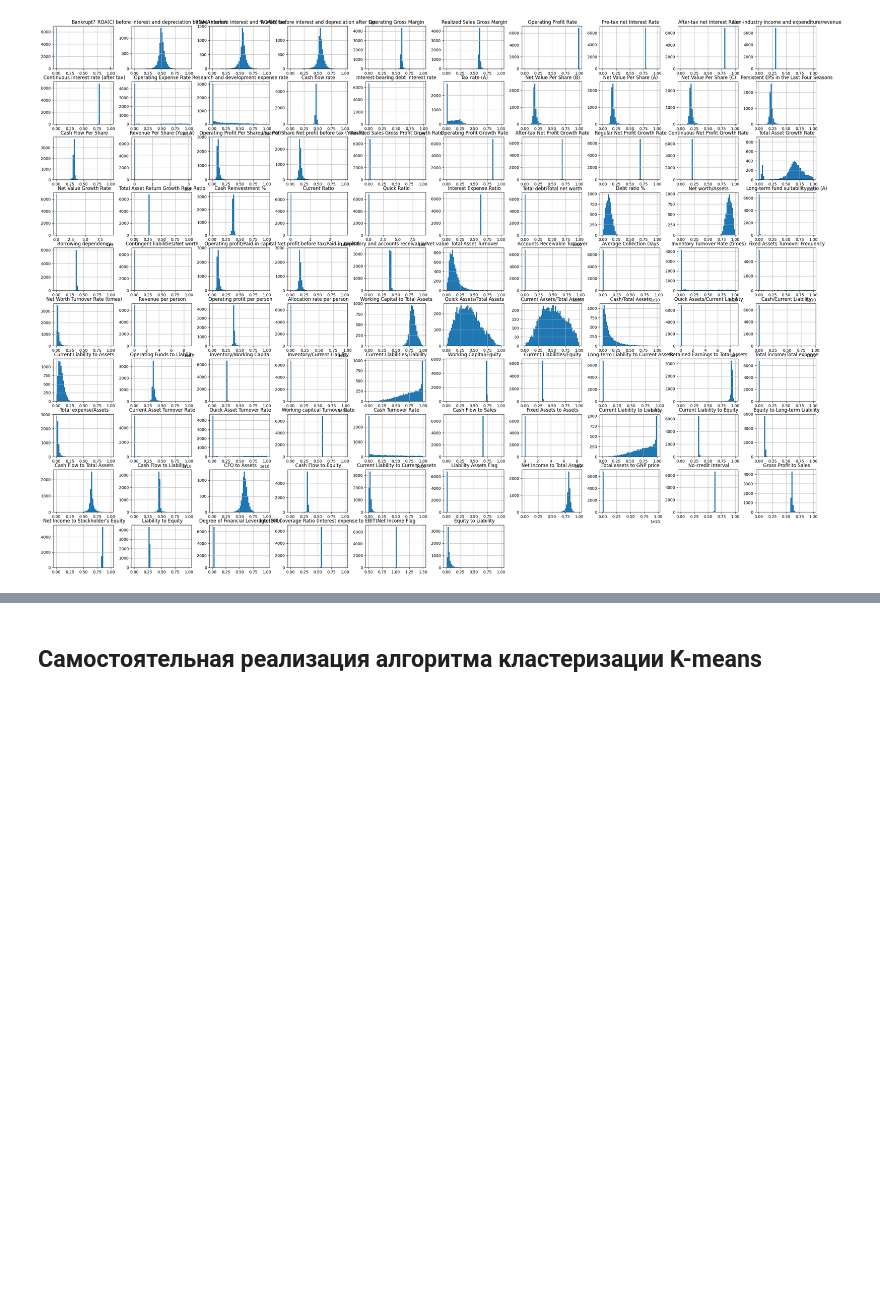
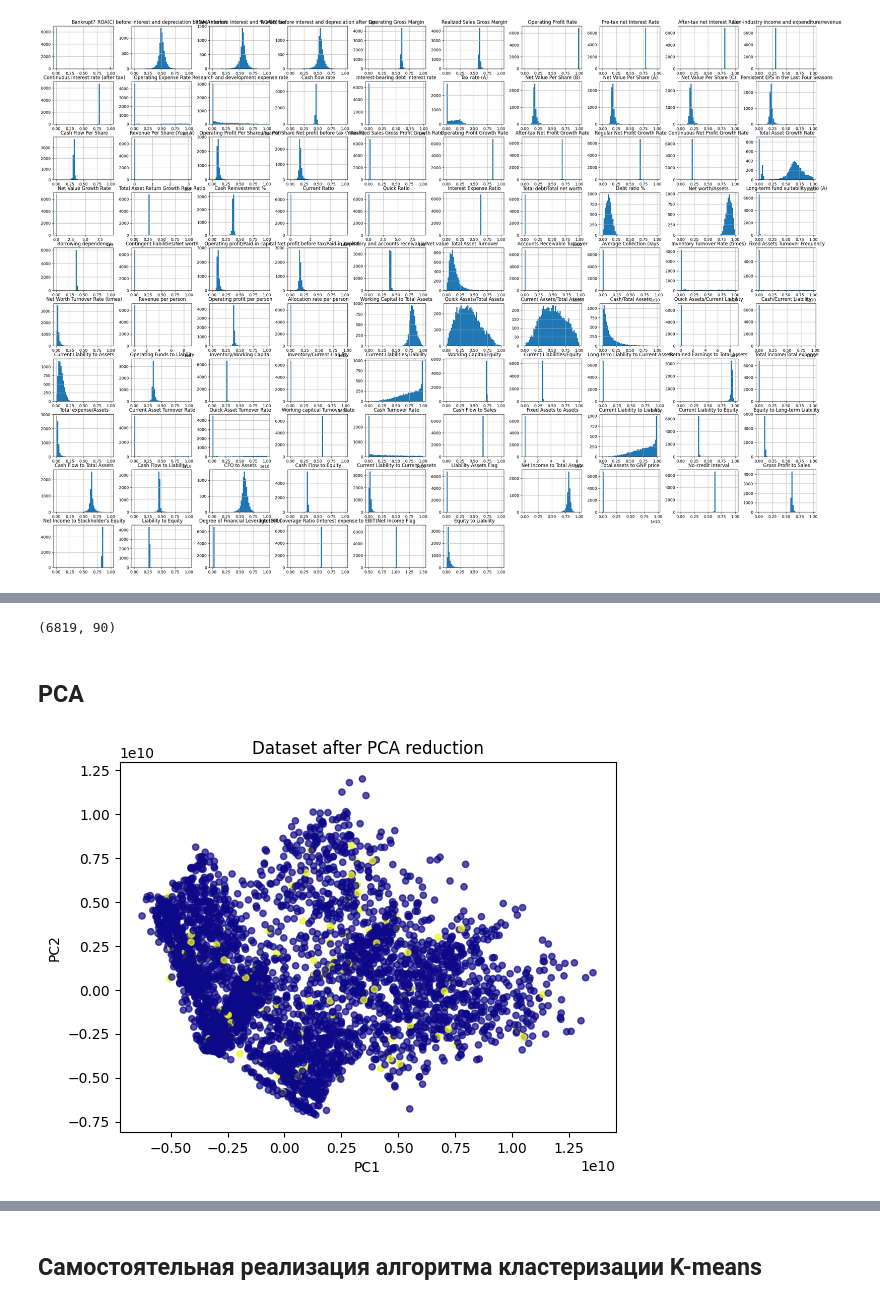
Before and after one commit to rustam-azimov/ml-course, a Jupyter notebook: homework/hw6.ipynb, the cells around one changed output, grey strips where cells are left out. Cells and saved outputs as stored; diff of their text form; code cells hidden in the pictures; blank space fills up the shorter version.

```diff
--- a/homework/hw6.ipynb
+++ b/homework/hw6.ipynb
@@ -126,0 +173,4 @@ plt.show()
+# %%
+df.shape
+# %% [output]
+(6819, 90)
@@ -126,0 +186,17 @@ plt.show()
+# %% [markdown]
+## PCA
+# %%
+from sklearn.decomposition import PCA
+
+pca = PCA(n_components=2)
+X_train_pca = pca.fit_transform(X_train)
+X_test_pca = pca.transform(X_test)
+
+plt.scatter(X_train_pca[:, 0], X_train_pca[:, 1], c=y_train, alpha=0.7, s=20, cmap=plt.cm.get_cmap('plasma'))
+
+plt.xlabel('PC1')
+plt.ylabel('PC2')
+plt.title('Dataset after PCA reduction');
+plt.show()
+# %% [output]
+[figure, added]
```
Also changed, not shown: parts of 38 cells of this notebook.
